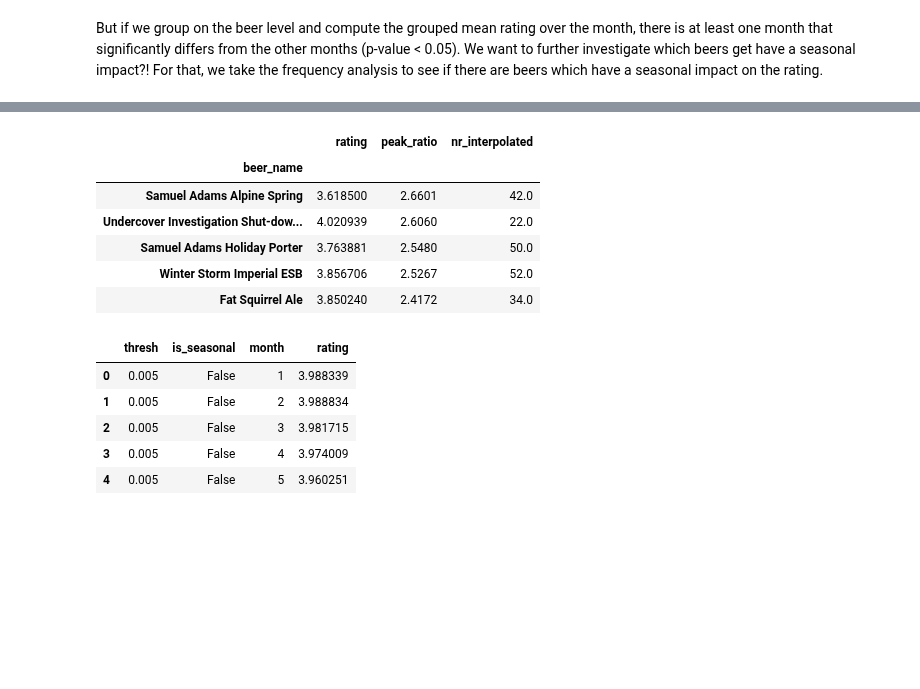
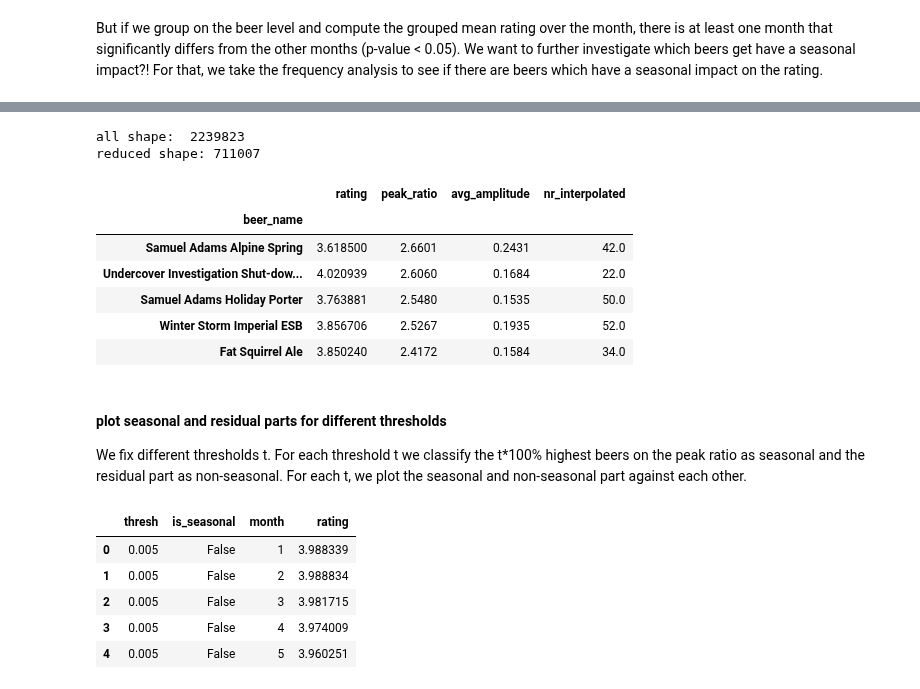
Before and after one commit to epfl-ada/ada-2024-project-leonardodatavinci, a Jupyter notebook: seasonalAvgRatings.ipynb, the cells around one changed output, grey strips where cells are left out. Drawn from its saved outputs; the diff is of its cells as text; code cells hidden in the pictures; blank space fills up the shorter version.

Commit message:
polished avgRatings notebook, did nrNratings analysis and added interpolation metric to seasonalMetrics

```diff
--- a/seasonalAvgRatings.ipynb
+++ b/seasonalAvgRatings.ipynb
@@ -237,13 +104,55 @@ avg Amplitude: 0.1829
+# %%
+# convert date to datetime
+reviews_df["date_object"].map(datetime.fromisoformat)
+
+# we 16 years * 12 months = 192 months -> if a beer rating is uniformly distributed over the 196 months m.
+# The probability that for every beer and every month there is at least 1 review of that beer is >= 1 - m*e^{-n/m} (m is the nr of months, n the numbers of reviews for the beer)
+# >= 1 - 192*exp(-1500/192) > 0.95 for n=1500 samples per beer...
+
+CUTOFF = 500 # cutoff for beers to get into the stats
+
+print("all shape: ", reviews_df.shape[0])
+
+# trash all with less rating than CUTOFF
+grouped_df = reviews_df.groupby("beer_id").agg(count = ("rating", "count")).reset_index()
+grouped_df = grouped_df[grouped_df["count"] >= CUTOFF]
+ids = grouped_df["beer_id"] # id's for beers with more than cutoff beers
+
+
+print("reduced shape:", reviews_df[reviews_df["beer_id"].isin(ids)].shape[0])
+
+reduced_df = reviews_df[reviews_df["beer_id"].isin(ids)]
+
+
+grouped_df = reduced_df.groupby("beer_name")["rating"].agg("mean").reset_index()
+grouped_df = grouped_df.set_index("beer_name")
+
+for beerName in reduced_df["beer_name"].unique():
+
+    timeseries_data  = sm.data_preprocessing_mean_rating_per_month(reduced_df[reduced_df["beer_name"] == beerName], 'mean_rating')
+    timeseries_data, nrInterpolated = sm.interpolate_missing_vals_monthly(timeseries_data, col_to_interpolate="mean_rating")
+    # print(f"interpolated: {nrInterpolated} values")
+    # print(timeseries_data)
+    peak_ratio, avg_amplitude = sm.timeseries_seasonality_metric(timeseries_data)
+    # print(f'Beer Name: {beerName} \npeak Ratio: {peak_ratio}\navg Amplitude: {avg_amplitude}')
+    # print()
+
+    grouped_df.loc[beerName, "peak_ratio"] = peak_ratio
+    grouped_df.loc[beerName, "avg_amplitude"] = avg_amplitude
+    grouped_df.loc[beerName, "nr_interpolated"] = nrInterpolated
+# %% [output]
+all shape:  2239823
+reduced shape: 711007
 # %%
-grouped_beer_df = grouped_beer_df.sort_values("peak_ratio", ascending=False)
-grouped_beer_df.head()
+grouped_df_peak_ratio = grouped_df.sort_values("peak_ratio", ascending=False)
+grouped_df_peak_ratio.head()
 # %% [output]
-|  | rating | peak_ratio | nr_interpolated |
-| beer_name |  |  |  |
-| Samuel Adams Alpine Spring | 3.618500 | 2.6601 | 42.0 |
-| Undercover Investigation Shut-dow... | 4.020939 | 2.6060 | 22.0 |
-| Samuel Adams Holiday Porter | 3.763881 | 2.5480 | 50.0 |
-| Winter Storm Imperial ESB | 3.856706 | 2.5267 | 52.0 |
-| Fat Squirrel Ale | 3.850240 | 2.4172 | 34.0 |
+|  | rating | peak_ratio | avg_amplitude | nr_interpolated |
+| beer_name |  |  |  |  |
+| Samuel Adams Alpine Spring | 3.618500 | 2.6601 | 0.2431 | 42.0 |
+| Undercover Investigation Shut-dow... | 4.020939 | 2.6060 | 0.1684 | 22.0 |
+| Samuel Adams Holiday Porter | 3.763881 | 2.5480 | 0.1535 | 50.0 |
+| Winter Storm Imperial ESB | 3.856706 | 2.5267 | 0.1935 | 52.0 |
+| Fat Squirrel Ale | 3.850240 | 2.4172 | 0.1584 | 34.0 |
 # %%
 # barplot for the beers with highest peak_ratio
@@ -260,6 +169,10 @@ fig = px.bar(df, y=df.index, x="peak_ratio", color=df.index, title="Beers with t
 fig.update_layout(showlegend=False, height=700)
 fig.write_html("illustrations/Tim/lowestPeakRatioRating.html")
 fig.show()
+# %% [markdown]
+#### plot seasonal and residual parts for different thresholds
+
+We fix different thresholds t. For each threshold t we classify the t*100% highest beers on the peak ratio as seasonal and the residual part as non-seasonal. For each t, we plot the seasonal and non-seasonal part against each other.
 # %%
 # add boolean for different thresholds
 thresholds = [0.005, 0.01, 0.05, 0.1]
```
Also changed, not shown: parts of 19 cells of this notebook, 2 other files.
